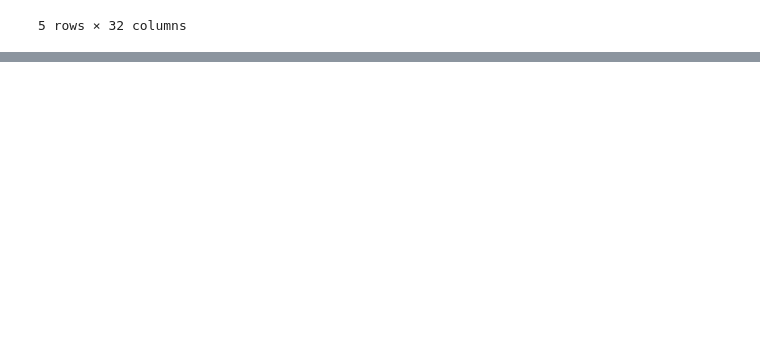
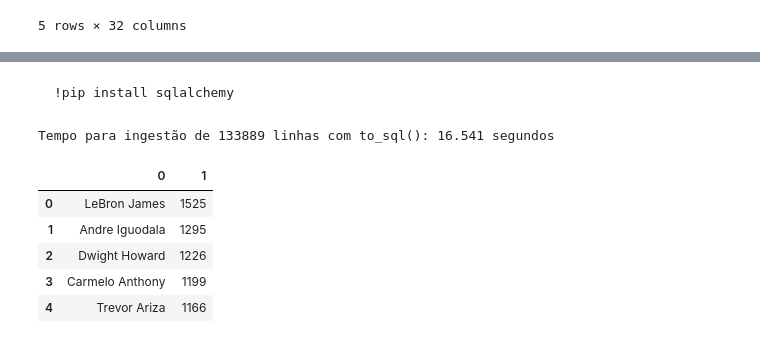
Before and after one commit to ThiagoPanini/nbaflow, a Jupyter notebook: notebooks/NBAFlow-aws-migration.ipynb, the cells around one changed output, grey strips where cells are left out. Drawn from its saved outputs; the diff is of its cells as text; code cells hidden in the pictures; blank space fills up the shorter version.

```diff
--- a/notebooks/NBAFlow-aws-migration.ipynb
+++ b/notebooks/NBAFlow-aws-migration.ipynb
@@ -750,6 +753,9 @@ with conn.cursor() as cur:
 GAMELOG_FILENAME = 'all_players_gamelog.csv'
 complete_gamelog = pd.read_csv(os.path.join(DATA_PATH, GAMELOG_FILENAME))
 print(f'Dimensões da base completa: {complete_gamelog.shape}')
+
+# Aplicando prep inicial para tratamento de nomes com "'"
+complete_gamelog['player_name'] = complete_gamelog['player_name'].apply(lambda x: x.replace("'", ''))
 complete_gamelog.head()
 # %% [output]
 Dimensões da base completa: (133889, 32)
@@ -775,0 +803,41 @@ Ao executar as funções de criação e ingestão de dados em uma tabela robusta
+# %% [markdown]
+    !pip install sqlalchemy
+# %%
+# Importando biblitoecas
+import sqlalchemy
+from sqlalchemy import event
+
+# Coletando variáveis e definindo parâmetros de configuração
+DB_HOST = os.getenv('DB_HOST')
+DB_USER = os.getenv('DB_USER')
+DB_NAME = os.getenv('DB_NAME')
+PSQL_PORT = '5432'
+
+# Definindo parâmetros de conexão
+params = f'postgresql://{DB_USER}:{os.getenv("DB_PWD")}@{DB_HOST}:{PSQL_PORT}/{DB_NAME}'
+engine = sqlalchemy.create_engine(params)
+
+# Realizando ingestão de dados
+t0 = time.time()
+complete_gamelog.to_sql(name=table_name, con=engine, index=False, if_exists='replace', schema='public')
+t1 = time.time()
+
+# Verificando tempo de processamento
+to_sql_time = t1 - t0
+print(f'Tempo para ingestão de {len(complete_gamelog)} linhas com to_sql(): {round(to_sql_time, 3)} segundos')
+
+# Realizando consulta para teste dos dados
+with conn.cursor() as cur:
+    cur.execute(f'SELECT player_name, count(1) AS qtd_linhas FROM {table_name} GROUP BY player_name ORDER BY qtd_linhas DESC')
+    gamelog_rows = pd.DataFrame(cur.fetchall())
+    conn.commit()
+
+gamelog_rows.head()
+# %% [output]
+Tempo para ingestão de 133889 linhas com to_sql(): 16.541 segundos
+|  | 0 | 1 |
+| 0 | LeBron James | 1525 |
+| 1 | Andre Iguodala | 1295 |
+| 2 | Dwight Howard | 1226 |
+| 3 | Carmelo Anthony | 1199 |
+| 4 | Trevor Ariza | 1166 |
```
Also changed, not shown: parts of 14 cells of this notebook.
